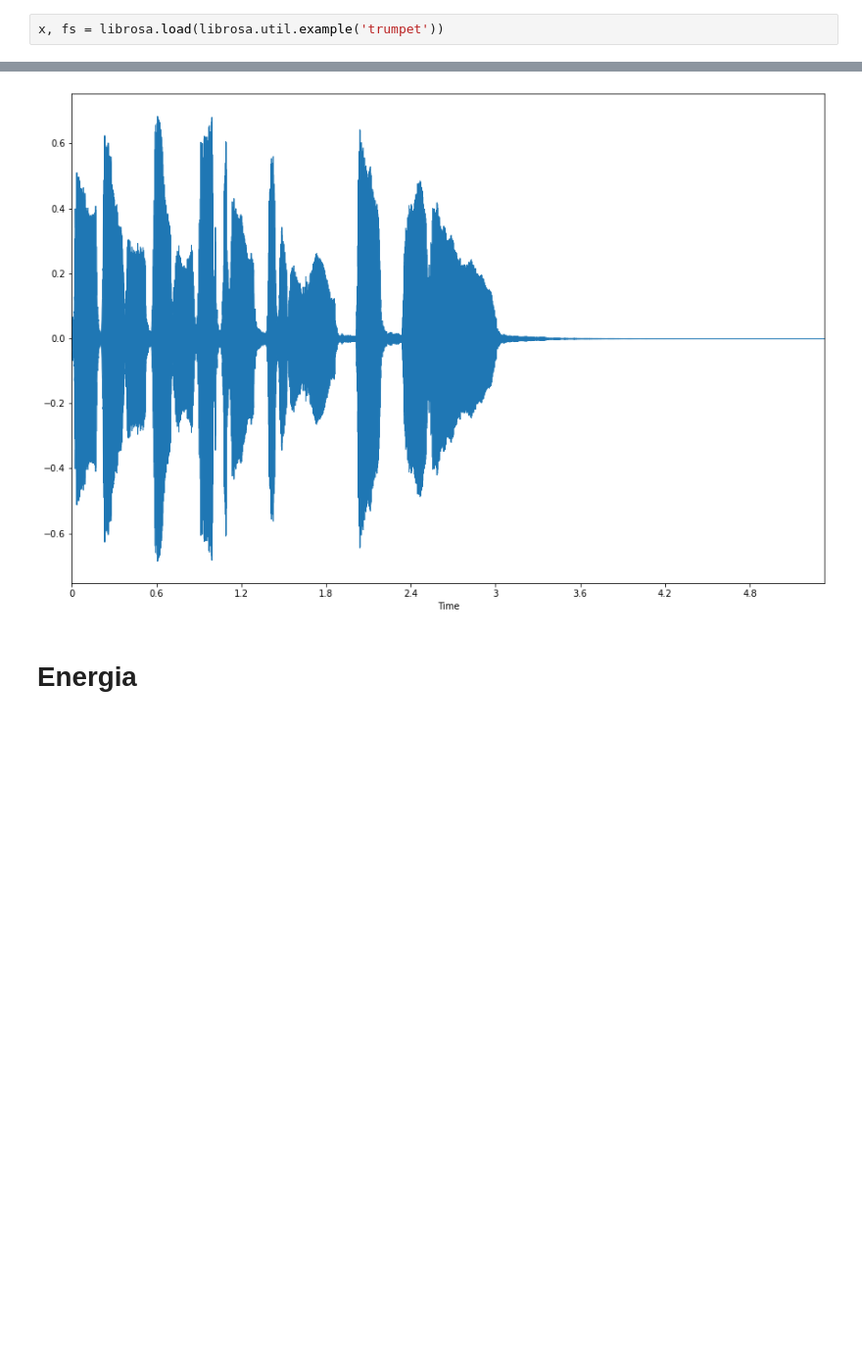
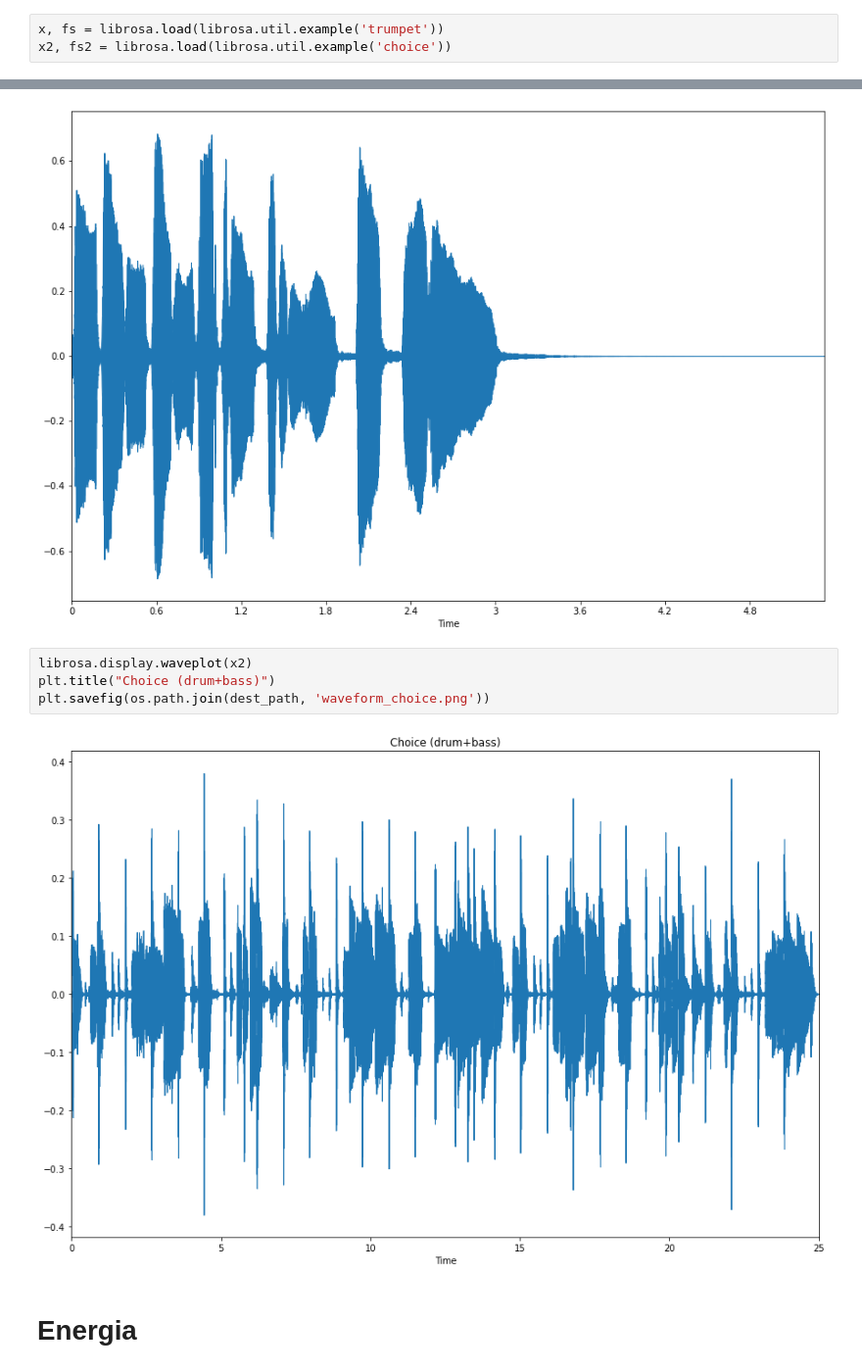
Before and after one commit to giovana-morais/blog_code, a Jupyter notebook: onset_detection/funcoes_novidade.ipynb, the cells around one changed output, grey strips where cells are left out. Shown at 98% size. Drawn from its saved outputs; the diff is of its cells as text; blank space fills up the shorter version.

```diff
--- a/onset_detection/funcoes_novidade.ipynb
+++ b/onset_detection/funcoes_novidade.ipynb
@@ -71,3 +75,4 @@ def novidade_complexo(x, fs, w, compressao_log=False):
     return "ops"
 # %%
 x, fs = librosa.load(librosa.util.example('trumpet'))
+x2, fs2 = librosa.load(librosa.util.example('choice'))
@@ -91,6 +98,12 @@ librosa.display.waveplot(x)
 # %% [output]
 <matplotlib.collections.PolyCollection at 0x...>
 [figure]
+# %%
+librosa.display.waveplot(x2)
+plt.title("Choice (drum+bass)")
+plt.savefig(os.path.join(dest_path, 'waveform_choice.png'))
+# %% [output]
+[figure, added]
 # %% [markdown]
 # Energia
 # %%
```
Also changed, not shown: parts of 5 cells of this notebook, 1 other file.
